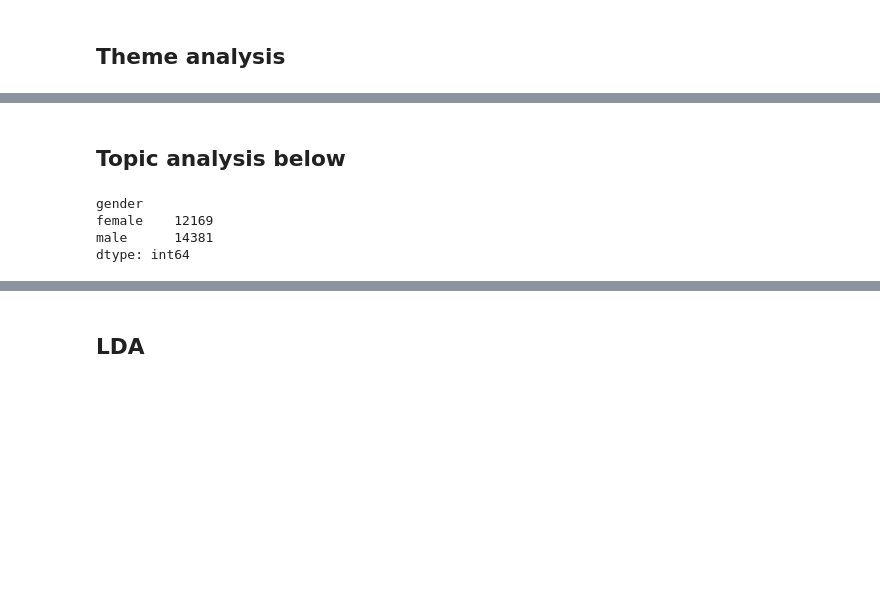
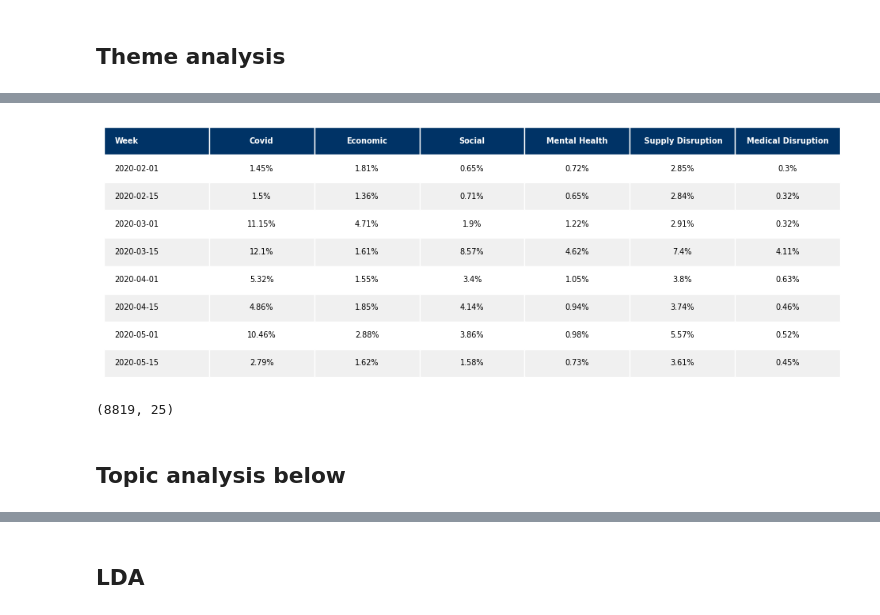
Before and after one commit to JulinaM/DemographicAnalysis, a Jupyter notebook: Topic_Analysis.ipynb, the cells around one changed output, grey strips where cells are left out. Cells and saved outputs as stored; diff of their text form; code cells hidden in the pictures; blank space fills up the shorter version.

```diff
--- a/Topic_Analysis.ipynb
+++ b/Topic_Analysis.ipynb
@@ -138,3 +199,12 @@ results.T
+# %%
+plot_tables_side_by_side(df)
+# %% [output]
+[figure, added]
+# %%
+pandemic= sub_data[(sub_data['created_at'] >= '2020-03-07') & (sub_data['created_at'] <= '2020-03-15')]
+pandemic.shape
+# %% [output]
+(8819, 25)
 # %% [markdown]
 ## Topic analysis below
 # %%
@@ -142,11 +212,4 @@ df = pandemic[pandemic['mentalhealth']==1]
 # df
-# %%
-pandemic.groupby('gender').size()
-# %% [output]
-gender
-female    12169
-male      14381
-dtype: int64
 # %%
 df.groupby('sentiment').size(), pandemic.groupby('sentiment').size()
 # %% [output]
```
Also changed, not shown: parts of 15 cells of this notebook.
